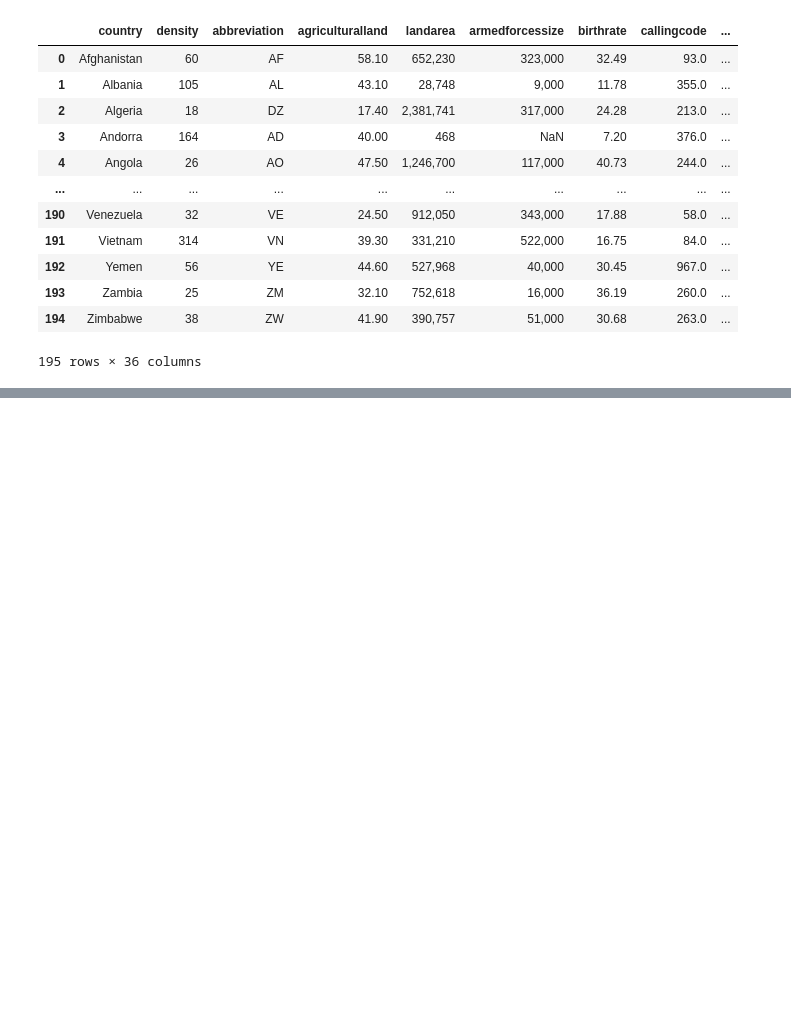
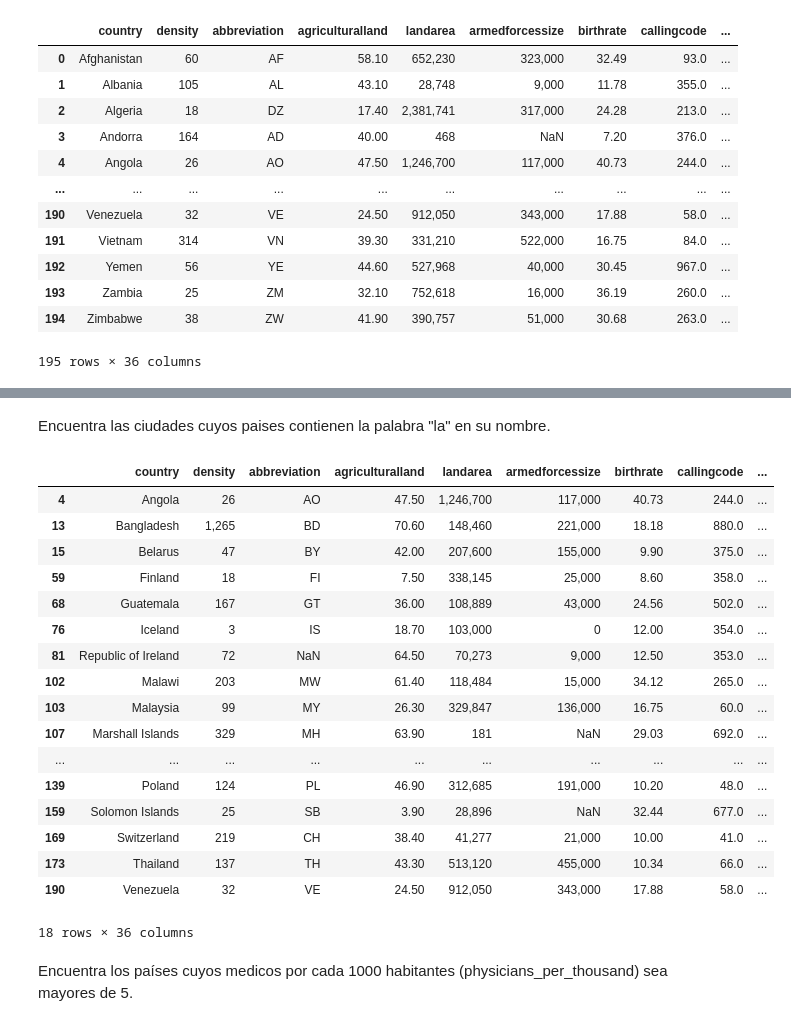
Before and after one commit to Dondiz/PromoG-Modulo3-Sprint1-Pair-Patricia_Nerea, a Jupyter notebook: pair_uniondatos.ipynb, the cells around one changed output, grey strips where cells are left out. Saved outputs shown, nothing was run; the diff lists cells and outputs as text; code cells hidden in the pictures; blank space fills up the shorter version.

```diff
--- a/pair_uniondatos.ipynb
+++ b/pair_uniondatos.ipynb
@@ -265,0 +317,28 @@ df_limpio
+# %% [markdown]
+
+Encuentra las ciudades cuyos paises contienen la palabra "la" en su nombre.
+# %%
+ciudades_la = df_limpio[df_limpio['country'].str.contains('la')]
+# %%
+ciudades_la
+# %% [output]
+|  | country | density | abbreviation | agriculturalland | landarea | armedforcessize | birthrate | callingcode | ... |
+| 4 | Angola | 26 | AO | 47.50 | 1,246,700 | 117,000 | 40.73 | 244.0 | ... |
+| 13 | Bangladesh | 1,265 | BD | 70.60 | 148,460 | 221,000 | 18.18 | 880.0 | ... |
+| 15 | Belarus | 47 | BY | 42.00 | 207,600 | 155,000 | 9.90 | 375.0 | ... |
+| 59 | Finland | 18 | FI | 7.50 | 338,145 | 25,000 | 8.60 | 358.0 | ... |
+| 68 | Guatemala | 167 | GT | 36.00 | 108,889 | 43,000 | 24.56 | 502.0 | ... |
+| 76 | Iceland | 3 | IS | 18.70 | 103,000 | 0 | 12.00 | 354.0 | ... |
+| 81 | Republic of Ireland | 72 | NaN | 64.50 | 70,273 | 9,000 | 12.50 | 353.0 | ... |
+| 102 | Malawi | 203 | MW | 61.40 | 118,484 | 15,000 | 34.12 | 265.0 | ... |
+| 103 | Malaysia | 99 | MY | 26.30 | 329,847 | 136,000 | 16.75 | 60.0 | ... |
+| 107 | Marshall Islands | 329 | MH | 63.90 | 181 | NaN | 29.03 | 692.0 | ... |
+| ... | ... | ... | ... | ... | ... | ... | ... | ... | ... |
+| 139 | Poland | 124 | PL | 46.90 | 312,685 | 191,000 | 10.20 | 48.0 | ... |
+| 159 | Solomon Islands | 25 | SB | 3.90 | 28,896 | NaN | 32.44 | 677.0 | ... |
+| 169 | Switzerland | 219 | CH | 38.40 | 41,277 | 21,000 | 10.00 | 41.0 | ... |
+| 173 | Thailand | 137 | TH | 43.30 | 513,120 | 455,000 | 10.34 | 66.0 | ... |
+| 190 | Venezuela | 32 | VE | 24.50 | 912,050 | 343,000 | 17.88 | 58.0 | ... |
+18 rows × 36 columns
+# %% [markdown]
+Encuentra los países cuyos medicos por cada 1000 habitantes (physicians_per_thousand) sea mayores de 5.
```
Also changed, not shown: parts of 21 cells of this notebook, 1 other file.
